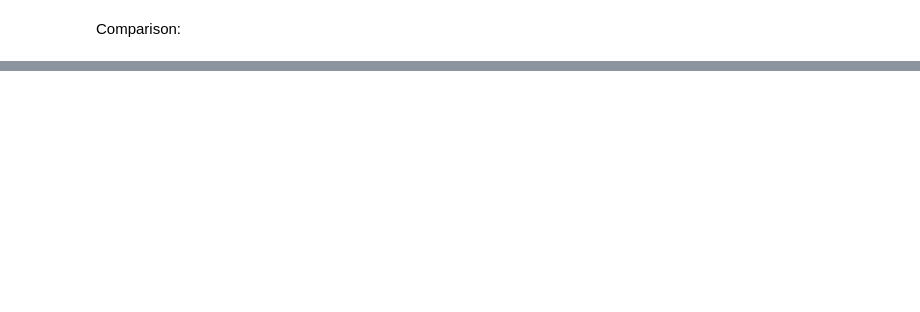
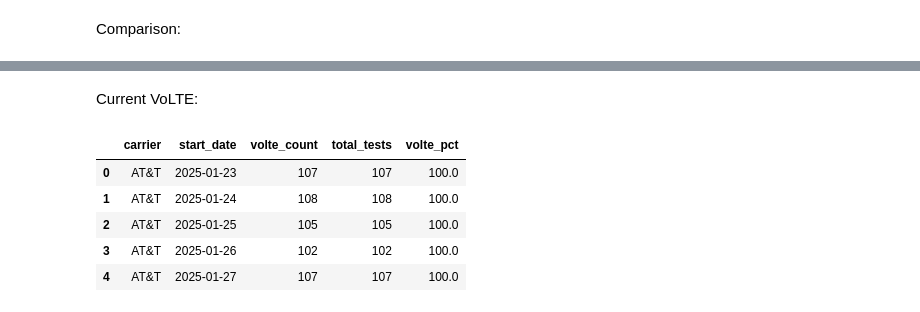
Before and after one commit to ookla-jennymassari/dq_reporting_test.py, a Jupyter notebook: dq_reporting_notebook.ipynb, the cells around one changed output, grey strips where cells are left out. Drawn from its saved outputs; the diff is of its cells as text; code cells hidden in the pictures; blank space fills up the shorter version.

Commit message:
Added logig to M2M VoLTE/VoNR/EPS Fallback. Needs debuging on call_data_comp that is generating the same data than call_data_curr.

```diff
--- a/dq_reporting_notebook.ipynb
+++ b/dq_reporting_notebook.ipynb
@@ -655,0 +638,15 @@ lte_all_comp['mean_LTE_comp'] = round((lte_all_comp['lte_count'] / lte_all_comp[
+# %%
+call_data_curr = df_ts_curr[df_ts_curr['test_type_id'] == 23]
+call_data_curr['start_date'] = pd.to_datetime(call_data_curr['local_time']).dt.date
+
+call_data_comp = df_ts_comp[df_ts_comp['test_type_id'] == 23]
+call_data_comp['start_date'] = pd.to_datetime(call_data_comp['local_time']).dt.date
+
+
+filtered_call_net_type_curr = (
+    call_data_curr['call_network_type'].isin(["VoLTE", "EPS Fallback", "VoNR"])
+)
+
+filtered_call_net_type_comp = (
+    call_data_comp['call_network_type'].isin(["VoLTE", "EPS Fallback", "VoNR"])
+)
@@ -655,0 +664,29 @@ lte_all_comp['mean_LTE_comp'] = round((lte_all_comp['lte_count'] / lte_all_comp[
+# %% [markdown]
+Current VoLTE:
+# %%
+volte_1 = (
+    call_data_curr[filtered_call_net_type_curr]
+    .groupby(['carrier', 'start_date'], dropna=False)
+    .size()
+    .reset_index(name='volte_count')
+)
+
+volte_2 = (
+    call_data_curr
+    .groupby(['carrier', 'start_date'], dropna=False)
+    .size()
+    .reset_index(name='total_tests')
+)
+
+volte_curr = pd.merge(volte_1, volte_2, on=['carrier', 'start_date'], how='left').fillna(0)
+
+volte_curr['volte_pct'] = round((volte_curr['volte_count'] / volte_curr['total_tests']) * 100, 2)
+
+volte_curr.head()
+# %% [output]
+|  | carrier | start_date | volte_count | total_tests | volte_pct |
+| 0 | AT&T | 2025-01-23 | 107 | 107 | 100.0 |
+| 1 | AT&T | 2025-01-24 | 108 | 108 | 100.0 |
+| 2 | AT&T | 2025-01-25 | 105 | 105 | 100.0 |
+| 3 | AT&T | 2025-01-26 | 102 | 102 | 100.0 |
+| 4 | AT&T | 2025-01-27 | 107 | 107 | 100.0 |
```
Also changed, not shown: parts of 21 cells of this notebook, 1 other file.
